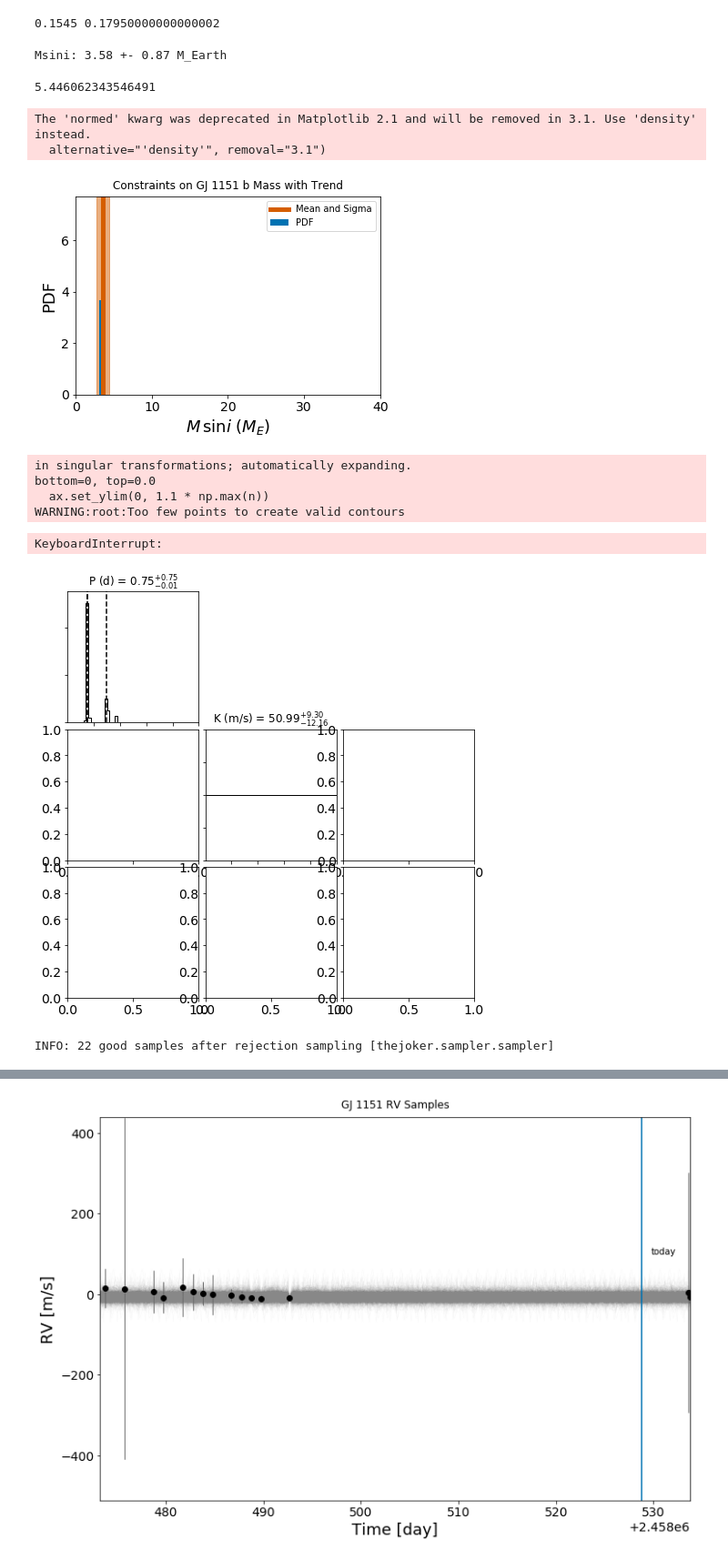
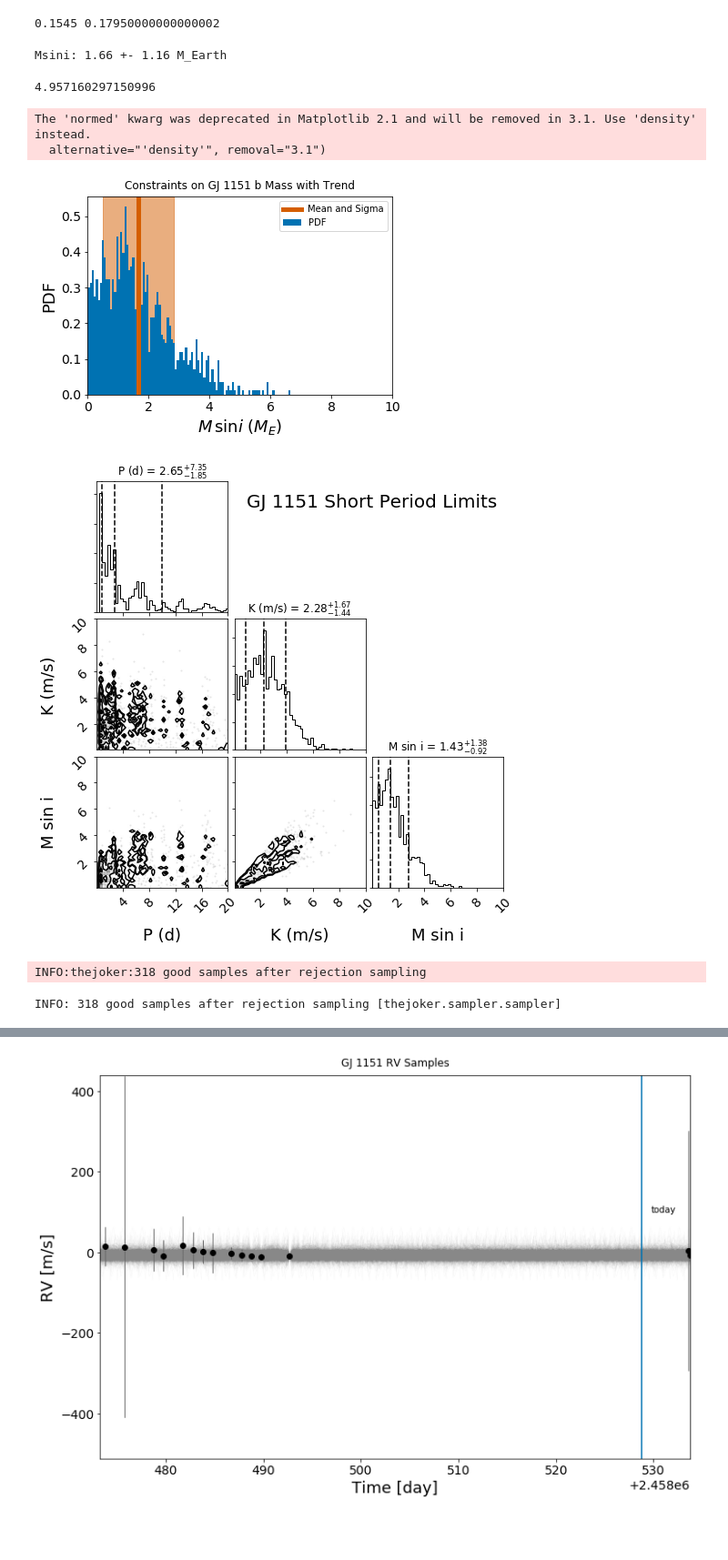
Before and after one commit to benjaminpope/video, a Jupyter notebook: notebooks/fit_rvs.ipynb, the cells around one changed output, grey strips where cells are left out. Shown: that part at 91% size. Drawn from its saved outputs; the diff is of its cells as text; code cells hidden in the pictures; blank space fills up the shorter version.

```diff
--- a/notebooks/fit_rvs.ipynb
+++ b/notebooks/fit_rvs.ipynb
@@ -48,6 +59,8 @@ fname_new = '../rvs_feb.csv'
 fname_new = '../rvs0.csv'
 fname = '../rvs.csv'
 fname = '../data/rvs_fixed.csv'
+fname = '../rvs_11.csv'
+fname = '../rvs.csv'
 data = Table.read(fname)
 data_old = Table.read(fname_old)
 data_new = Table.read(fname_new)
@@ -146,5 +160,5 @@ params = JokerParams(P_min=0.5*u.day, P_max=20*u.day)
 # %%
-params_trend = JokerParams(P_min=0.5*u.day, P_max=20*u.day,poly_trend=2)
+params_trend = JokerParams(P_min=0.5*u.day, P_max=20*u.day,poly_trend=2,jitter=(1., 2.), jitter_unit=u.m/u.s)
 # %%
 # do trend
 joker = TheJoker(params_trend)
@@ -154,5 +168,5 @@ joker = TheJoker(params_trend)
 16384
 # %%
 %%time
-samples_trend = joker.rejection_sample(data, n_prior_samples=16384*8)
+samples_trend = joker.rejection_sample(data, n_prior_samples=2**20)
 # %% [output]
@@ -223,54 +246,50 @@ Msini = 4.919e-3 * (Ps**(1./3.)) * np.sqrt(1.-eccs**2.) * Ks * Mstars**(2./3.) *
 # %%
 print('Msini: %.2f +- %.2f' % (np.mean(Msini), np.std(Msini)),'M_Earth')
 # %% [output]
-Msini: 3.58 +- 0.87 M_Earth
+Msini: 1.66 +- 1.16 M_Earth
 # %%
 print(np.percentile(Msini,99))
 # %% [output]
-5.446062343546491
+4.957160297150996
 # %%
-plt.xlim(0,40.)
+plt.xlim(0,10.)
 plt.axvline(Msini.mean(),color=colours[2],linewidth=5,label=r'Mean and Sigma')
 plt.axvspan(Msini.mean()-Msini.std(),Msini.mean()+Msini.std(),color=colours[2],alpha=0.5)
 h = plt.hist(Msini,bins=100,label='PDF',normed=True)
 
 plt.legend()
 plt.xlabel(r'$M\, \sin{i}$ ($M_E$)')
 plt.ylabel('PDF')
 plt.title('Constraints on GJ 1151 b Mass with Trend',y=1.01)
 plt.savefig('gj1151b_mass_trend.png',bbox_inches='tight')
 plt.savefig('gj1151b_mass_trend.pdf',bbox_inches='tight')
 # %% [output]
 The 'normed' kwarg was deprecated in Matplotlib 2.1 and will be removed in 3.1. Use 'density' instead.
   alternative="'density'", removal="3.1")
-[figure, old version]
+[figure, new version]
 # %%
 dummy = np.array([samples_trend['P'].value,samples_trend['K'].value,Msini]).T
 figure = corner.corner(dummy,labels=['P (d)','K (m/s)','M sin i'],quantiles=[0.16, 0.5, 0.84],
-             show_titles=True, title_kwargs={"fontsize": 12},bins=50,range=((0,5),(0,25),(0,25)));
+             show_titles=True, title_kwargs={"fontsize": 12},bins=50,range=((0,20),(0,10),(0,10)));
 figure.gca().annotate("GJ 1151 Short Period Limits",fontsize=20,
                       xy=(1.0, 1.0), xycoords="figure fraction",
                       xytext=(-25, -40), textcoords="offset points",
                       ha="right", va="top")
 
-# plt.savefig('cornerplot_km_trend.png',bbox_inches='tight')
+plt.savefig('cornerplot_km_trend.png',bbox_inches='tight')
 # plt.savefig('cornerplot_km_trend.pdf',bbox_inches='tight')
 # %% [output]
-in singular transformations; automatically expanding.
-bottom=0, top=0.0
-  ax.set_ylim(0, 1.1 * np.max(n))
-WARNING:root:Too few points to create valid contours
-KeyboardInterrupt:
-[figure, old version]
+[figure, new version]
 # %%
 # do without trend
-params = JokerParams(P_min=0.5*u.day, P_max=20*u.day)
+# params = JokerParams(P_min=0.5*u.day, P_max=20*u.day)
 # params = JokerParams(P_min=0.95*u.day, P_max=1.05*u.day)
 
 joker = TheJoker(params)
 samples_long = joker.rejection_sample(data, n_prior_samples=2**20)
 # %% [output]
-INFO: 22 good samples after rejection sampling [thejoker.sampler.sampler]
+INFO:thejoker:318 good samples after rejection sampling
+INFO: 318 good samples after rejection sampling [thejoker.sampler.sampler]
 # %%
 %%time
 fig = plt.figure(figsize=(12.0,8.0))
```
Also changed, not shown: parts of 17 cells of this notebook, 8 other files.
